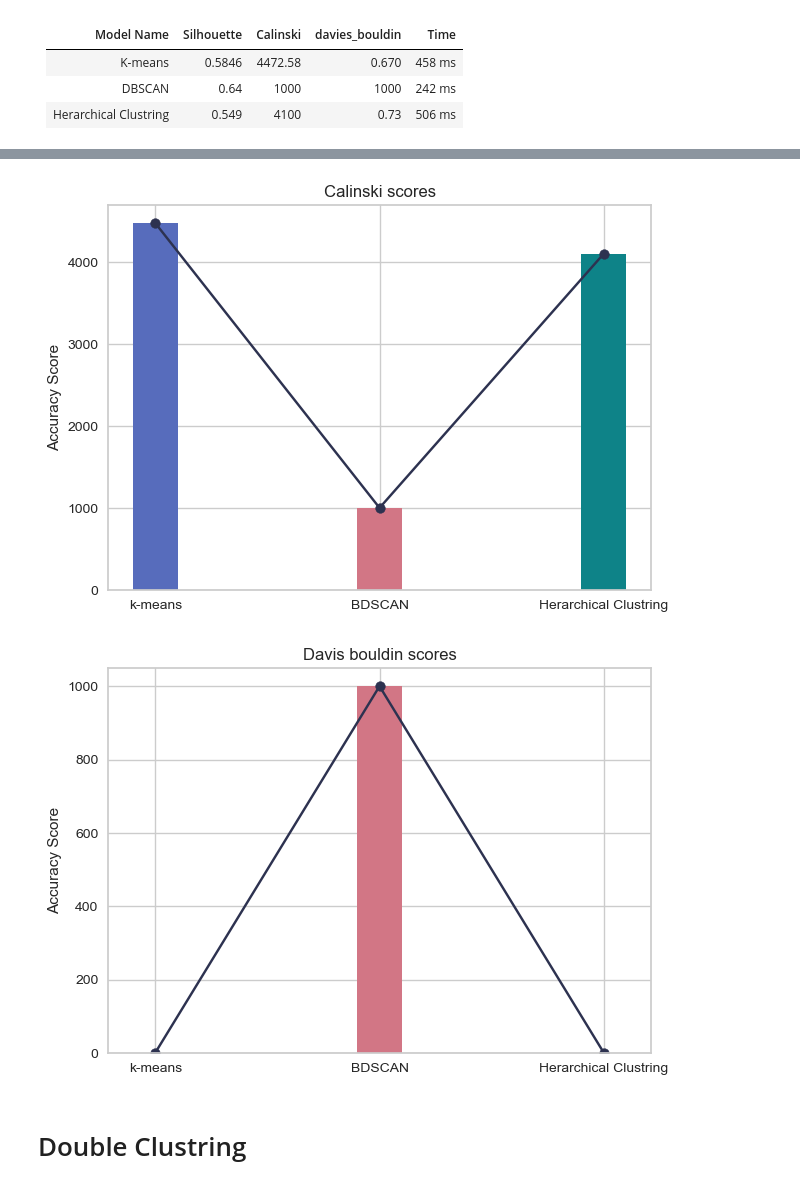
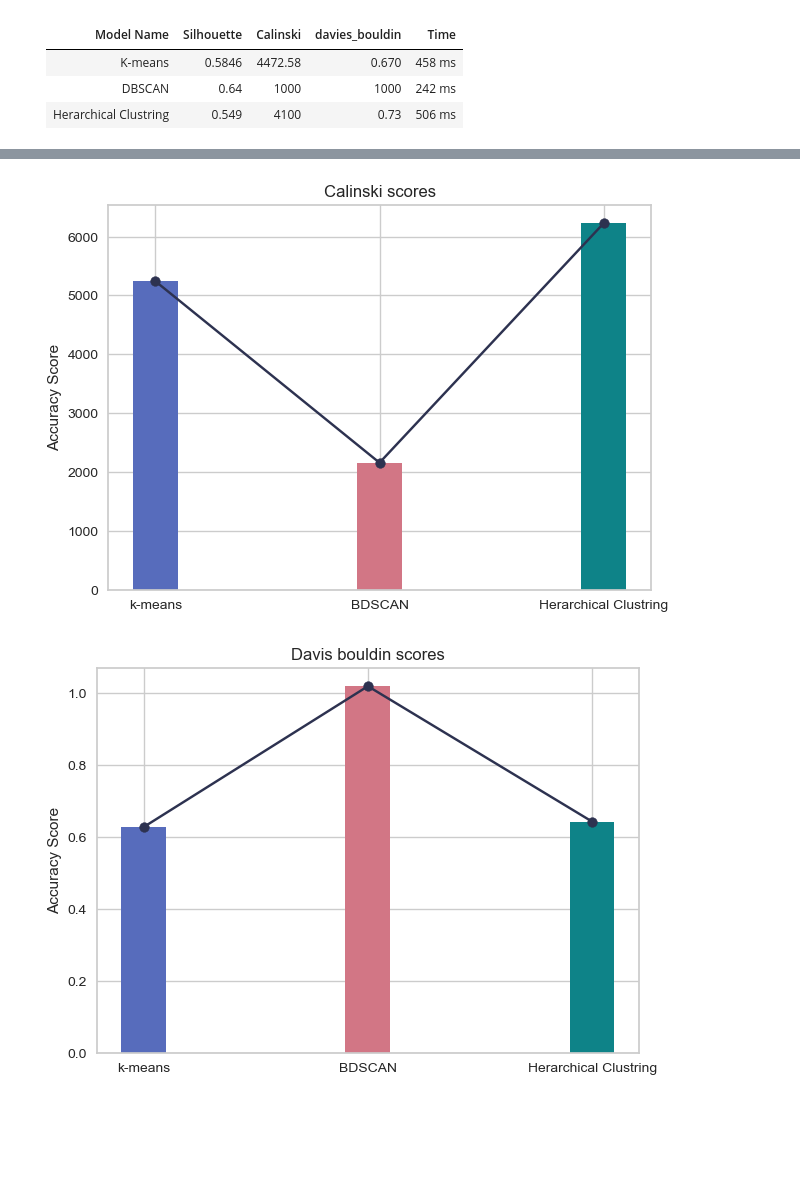
Before and after one commit to Ahmed-Ashraf-Marzouk/RFM-ID-customer-segmentation, a Jupyter notebook: main.ipynb, the cells around one changed output, grey strips where cells are left out. Saved outputs shown, nothing was run; the diff lists cells and outputs as text; code cells hidden in the pictures; blank space fills up the shorter version.

```diff
--- a/main.ipynb
+++ b/main.ipynb
@@ -254,7 +207,7 @@ def plot_dendrogram(model, **kwargs):
     dendrogram(linkage_matrix, **kwargs)
 # %%
 agl = AgglomerativeClustering(distance_threshold=0, n_clusters=None)
-agl.fit(rfmvd_scaled)
+agl.fit(rfm)
 plot_dendrogram(agl, truncate_mode="level", p=10)
 plt.xlabel("Number of points in node (or index of point if no parenthesis).")
 plt.show()
@@ -263,5 +216,5 @@ plt.show()
 # %%
 %%timeit -r1 -n1
 agl = AgglomerativeClustering(n_clusters=4)
-agl.fit(rfmvd_scaled[vars])
+agl.fit(rfm)
 # %% [output]
@@ -269,5 +222,5 @@ agl.fit(rfmvd_scaled[vars])
 # %%
 agl = AgglomerativeClustering(n_clusters=4)
-agl.fit(rfmvd_scaled[vars])
+agl.fit(rfm)
 # %% [output]
 AgglomerativeClustering(n_clusters=4)
@@ -288,0 +227,13 @@ For n_clusters=4, the davis_bouldin score is 0.8481844304501929
+# %%
+cluster_labels = agl.labels_
+rfm['Labels'] = cluster_labels
+
+print(f"For n = {n}:")
+heirarchical_s = silhouette_score(rfm, cluster_labels)
+print(f"> Silhouette score: {heirarchical_s}")
+
+heirarchical_c = calinski_harabasz_score(rfm, cluster_labels)
+print(f"> Calinski score: {heirarchical_c}")
+
+heirarchical_d = davies_bouldin_score(rfm, cluster_labels)
+print(f"> Davis bouldin score: {heirarchical_d}")
@@ -345,7 +292,7 @@ plt.show()
 fig, ax = plt.subplots(figsize = (7, 5))
 
 algorithms = ['k-means', 'BDSCAN', 'Herarchical Clustring']
-Calinski_scores = [4472.58, 1000, 4100]
+Calinski_scores = [kmeans_c, dbscan_c, heirarchical_c]
 plt.bar(algorithms, Calinski_scores, color =['#576CBC', '#D27685', '#0E8388'],
         width = 0.2)
 plt.scatter(algorithms, Calinski_scores, color='#2D3250')
@@ -355,20 +302,20 @@ ax.set_ylabel('Accuracy Score')
 ax.set_title('Calinski scores')
 plt.show()
 # %% [output]
-[figure, old version]
+[figure, new version]
 # %%
 fig, ax = plt.subplots(figsize = (7, 5))
 
 algorithms = ['k-means', 'BDSCAN', 'Herarchical Clustring']
-Davis_scores = [0.670, 1000, 0.73]
+Davis_scores = [kmeans_d, dbscan_d, heirarchical_d]
 # Maybe neet to be sacled.
 plt.bar(algorithms, Davis_scores, color =['#576CBC', '#D27685', '#0E8388'],
         width = 0.2)
 plt.scatter(algorithms, Davis_scores, color='#2D3250')
 plt.plot(algorithms, Davis_scores, color='#2D3250')
 
 ax.set_ylabel('Accuracy Score')
 ax.set_title('Davis bouldin scores')
 plt.show()
 # %% [output]
-[figure, old version]
+[figure, new version]
@@ -395,2 +321,0 @@ for alg, values in scores.items() :
-# %% [markdown]
-# Double Clustring
```
Also changed, not shown: parts of 40 cells of this notebook, 2 other files.
